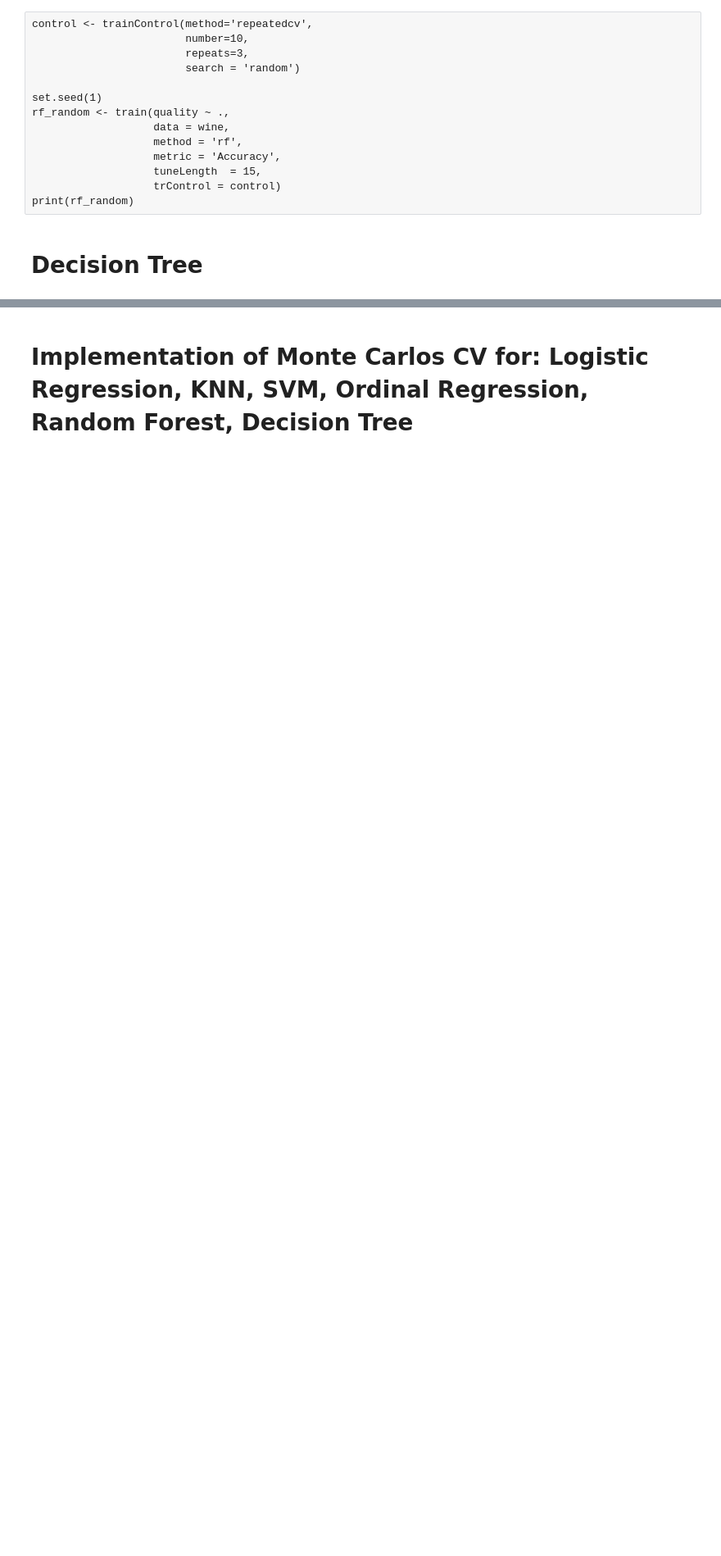
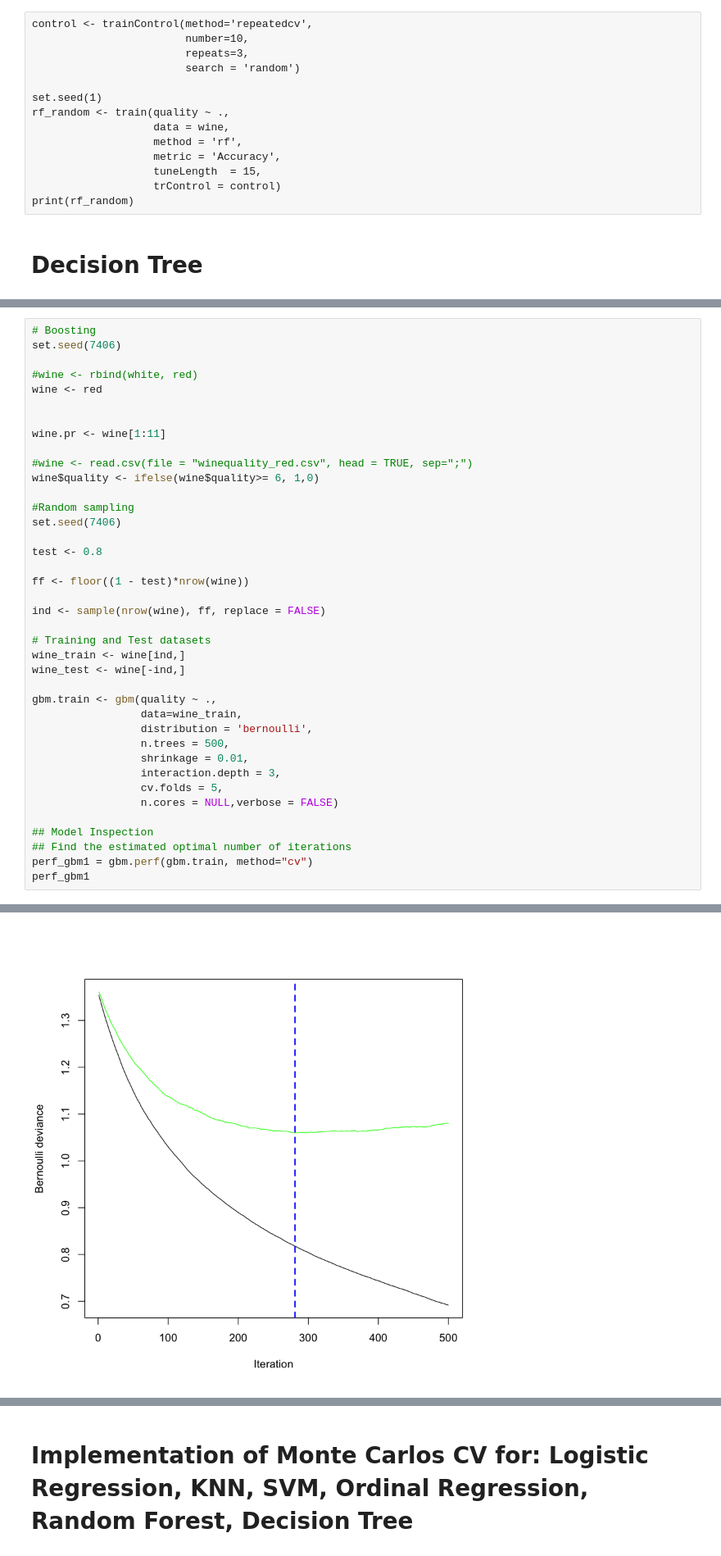
Before and after one commit to spatankar276/Project-Buzz, a Jupyter notebook: 7406-Project-Buzz-Team.ipynb, the cells around one changed output, grey strips where cells are left out. Shown: that part at 82% size. Cells and saved outputs as stored; diff of their text form; blank space fills up the shorter version.

```diff
--- a/7406-Project-Buzz-Team.ipynb
+++ b/7406-Project-Buzz-Team.ipynb
@@ -1004,0 +492,40 @@ Prediction   0   1
+# %%
+# Boosting
+set.seed(7406)
+
+#wine <- rbind(white, red)
+wine <- red
+
+
+wine.pr <- wine[1:11]
+
+#wine <- read.csv(file = "winequality_red.csv", head = TRUE, sep=";")
+wine$quality <- ifelse(wine$quality>= 6, 1,0)
+
+#Random sampling
+set.seed(7406)
+
+test <- 0.8
+
+ff <- floor((1 - test)*nrow(wine))
+
+ind <- sample(nrow(wine), ff, replace = FALSE)
+
+# Training and Test datasets
+wine_train <- wine[ind,]
+wine_test <- wine[-ind,]
+
+gbm.train <- gbm(quality ~ .,
+                 data=wine_train,
+                 distribution = 'bernoulli',
+                 n.trees = 500,
+                 shrinkage = 0.01,
+                 interaction.depth = 3,
+                 cv.folds = 5,
+                 n.cores = NULL,verbose = FALSE)
+
+## Model Inspection
+## Find the estimated optimal number of iterations
+perf_gbm1 = gbm.perf(gbm.train, method="cv")
+perf_gbm1
+# %% [output]
@@ -1004,0 +533 @@ Prediction   0   1
+[figure, added]
```
Also changed, not shown: parts of 67 cells of this notebook.
